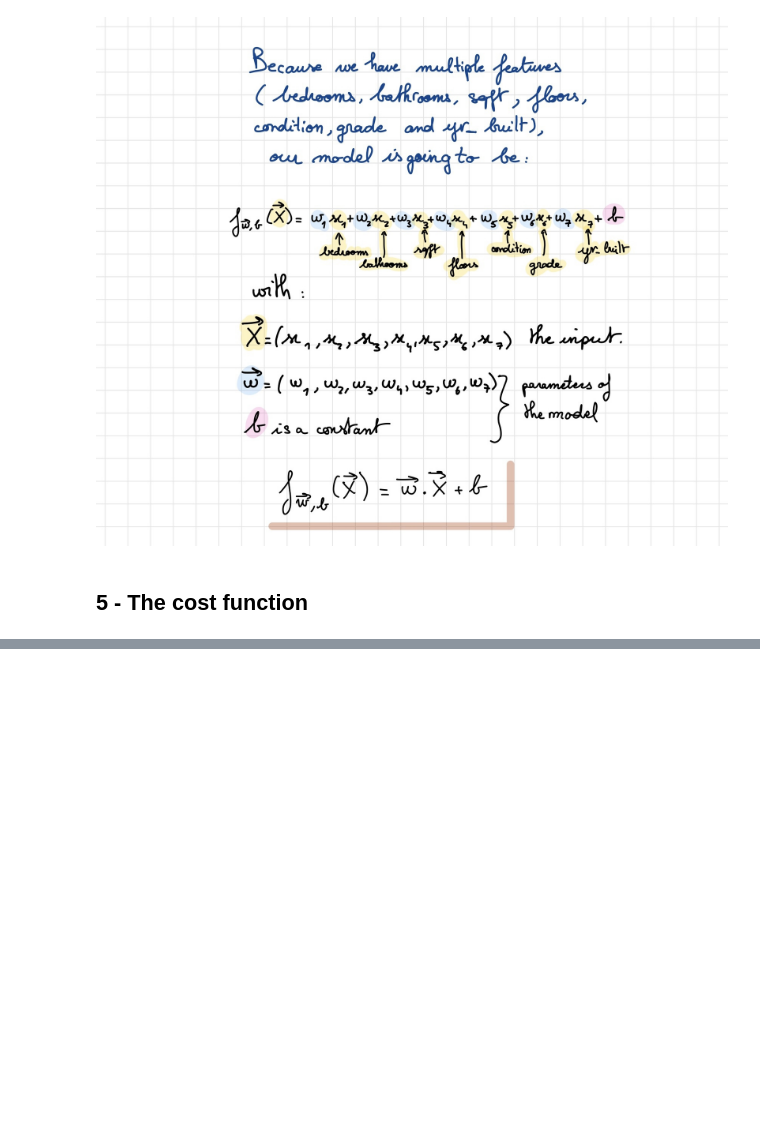
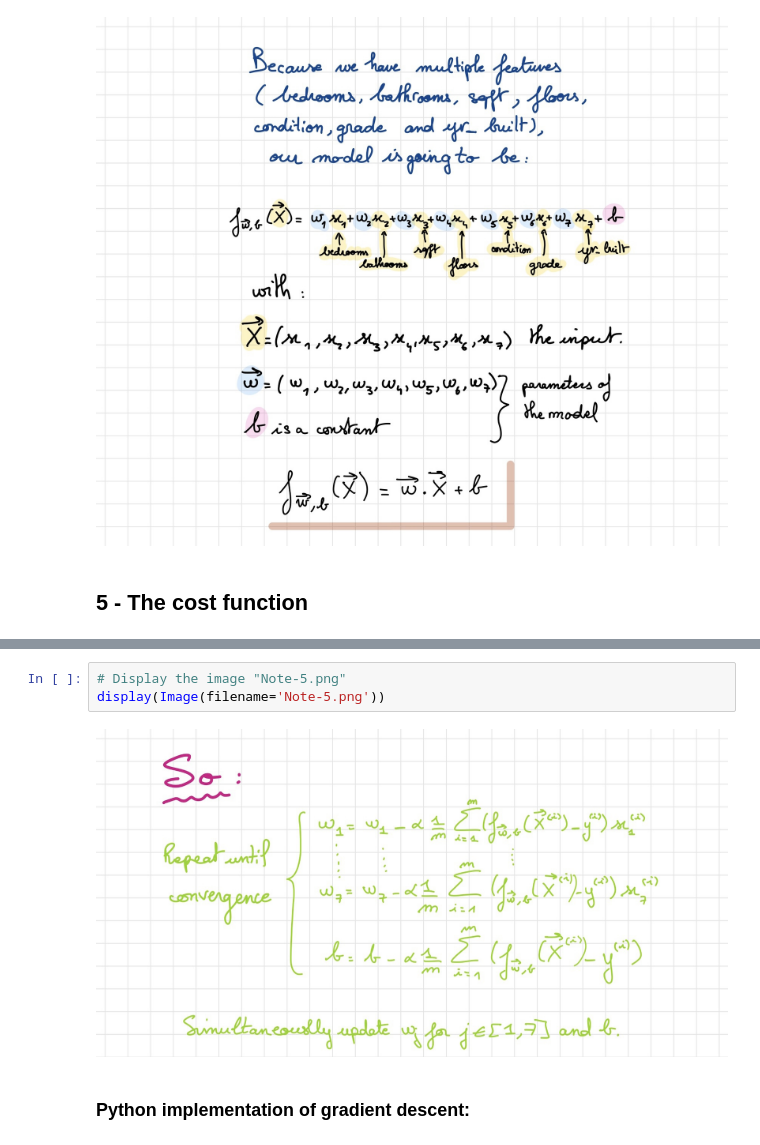
Before and after one commit to sorayapnblm/HousePricePredictionLinearRegression, a Jupyter notebook: notebook.ipynb, the cells around one changed output, grey strips where cells are left out. Cells and saved outputs as stored; diff of their text form; blank space fills up the shorter version.

```diff
--- a/notebook.ipynb
+++ b/notebook.ipynb
@@ -87,0 +141,7 @@ display(Image(filename='Note-1.png'))
+# %%
+# Display the image "Note-5.png"
+display(Image(filename='Note-5.png'))
+# %% [output]
+[figure, added]
+# %% [markdown]
+<h3>Python implementation of gradient descent:</h3>
```
Also changed, not shown: parts of 17 cells of this notebook.
